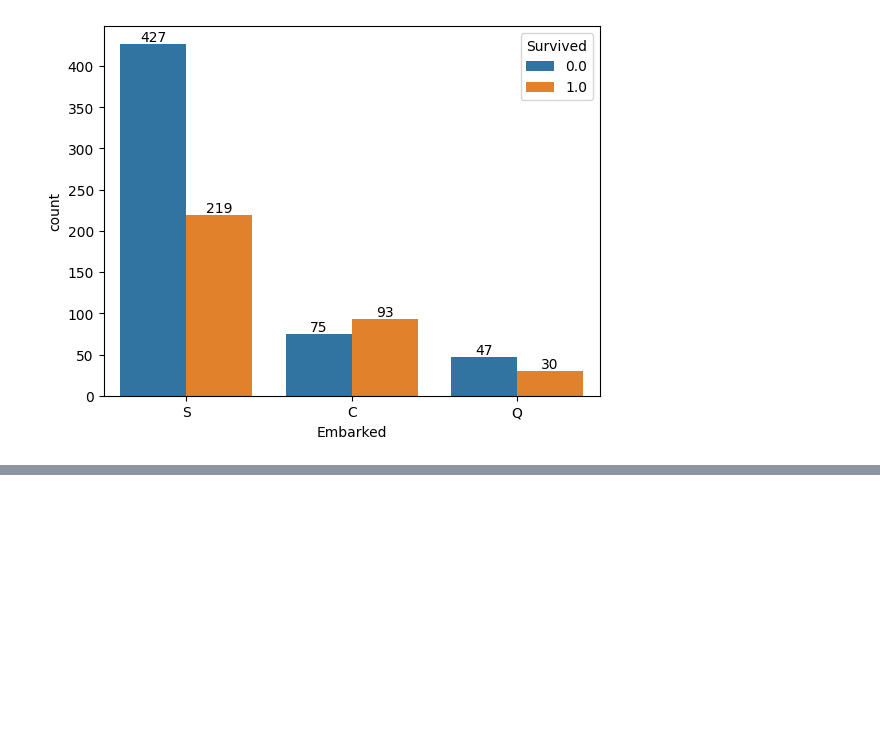
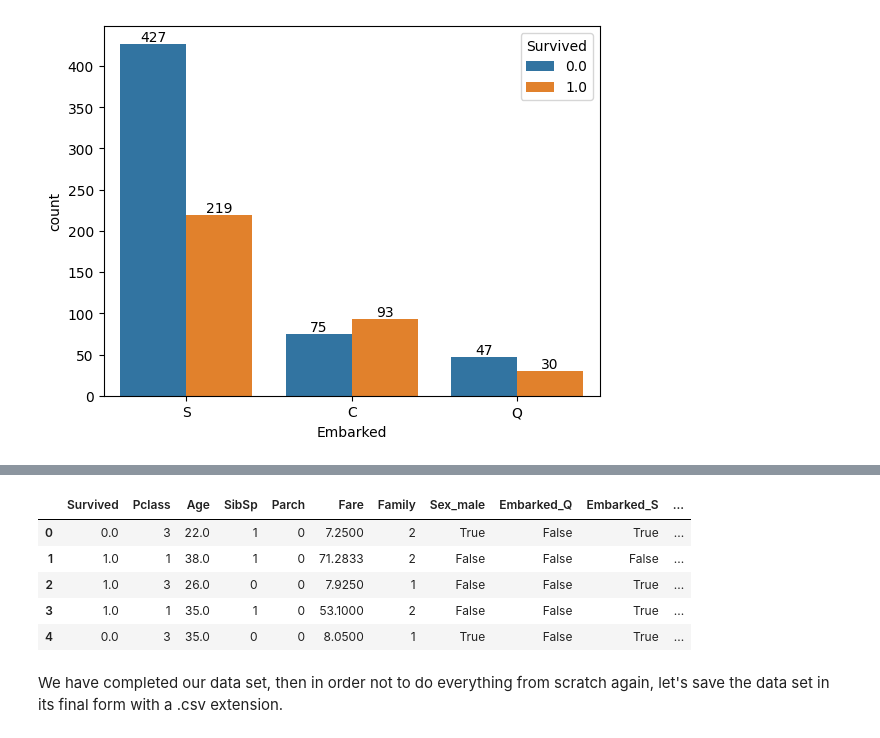
Before and after one commit to elifgunay1997/elifgunay, a Jupyter notebook: Titanic_Machine_Learning_from_Disaster.ipynb, the cells around one changed output, grey strips where cells are left out. Cells and saved outputs as stored; diff of their text form; code cells hidden in the pictures; blank space fills up the shorter version.

```diff
--- a/Titanic_Machine_Learning_from_Disaster.ipynb
+++ b/Titanic_Machine_Learning_from_Disaster.ipynb
@@ -137,0 +144,3 @@ df["Embarked"] = df["Embarked"].fillna(df["Embarked"].mode()[0]) # Fill the Emba
+# %%
+df["Title"] = df["Name"].str.extract("([A-Za-z]+)\.", expand = False)
+df["Title"].unique() # Shows each different title value.
@@ -137,0 +153,5 @@ df["Embarked"] = df["Embarked"].fillna(df["Embarked"].mode()[0]) # Fill the Emba
+# %%
+df["Title"] = df["Title"].replace(["Ms","Mlle"],"Miss") #replace ms and mlle with miss
+df["Title"] = df["Title"].replace(["Mme","Countess","Lady","Dona"],"Mrs")
+df["Title"] = df["Title"].replace(["Dr","Major","Col","Sir","Rev","Jonkheer","Capt"],"Mr")
+df["Title"].value_counts()
@@ -137,0 +194,2 @@ df["Embarked"] = df["Embarked"].fillna(df["Embarked"].mode()[0]) # Fill the Emba
+# %%
+df["Age"] = df["Age"].fillna(df.groupby("Title")["Age"].transform("median")) # I filled in all the blank lines
@@ -137,0 +200,3 @@ df["Embarked"] = df["Embarked"].fillna(df["Embarked"].mode()[0]) # Fill the Emba
+# %%
+df.drop(["PassengerId","Ticket", "Name"], axis = 1, inplace = True)
+df["Family"] = df["SibSp"] + df["Parch"] + 1 #total number of family members
@@ -137,0 +205,13 @@ df["Embarked"] = df["Embarked"].fillna(df["Embarked"].mode()[0]) # Fill the Emba
+# %%
+data = pd.get_dummies(df, drop_first = True)
+#drop_first = True, it creates a column for 4 of them and if it is not 4, it is the 5th.
+data.head()
+# %% [output]
+|  | Survived | Pclass | Age | SibSp | Parch | Fare | Family | Sex_male | Embarked_Q | Embarked_S | ... |
+| 0 | 0.0 | 3 | 22.0 | 1 | 0 | 7.2500 | 2 | True | False | True | ... |
+| 1 | 1.0 | 1 | 38.0 | 1 | 0 | 71.2833 | 2 | False | False | False | ... |
+| 2 | 1.0 | 3 | 26.0 | 0 | 0 | 7.9250 | 1 | False | False | True | ... |
+| 3 | 1.0 | 1 | 35.0 | 1 | 0 | 53.1000 | 2 | False | False | True | ... |
+| 4 | 0.0 | 3 | 35.0 | 0 | 0 | 8.0500 | 1 | True | False | True | ... |
+# %% [markdown]
+We have completed our data set, then in order not to do everything from scratch again, let's save the data set in its final form with a .csv extension.
```
Also changed, not shown: parts of 13 cells of this notebook.
